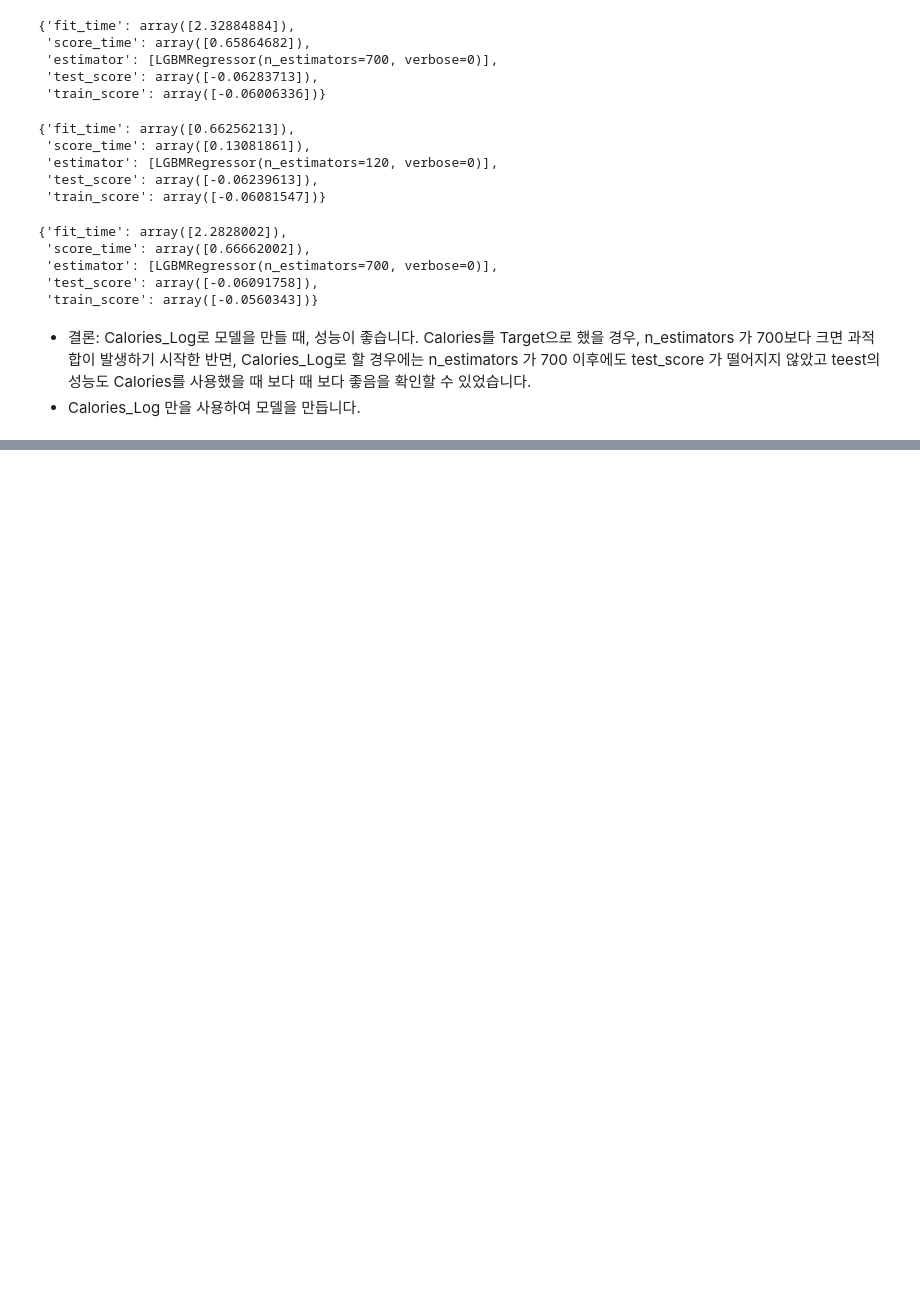
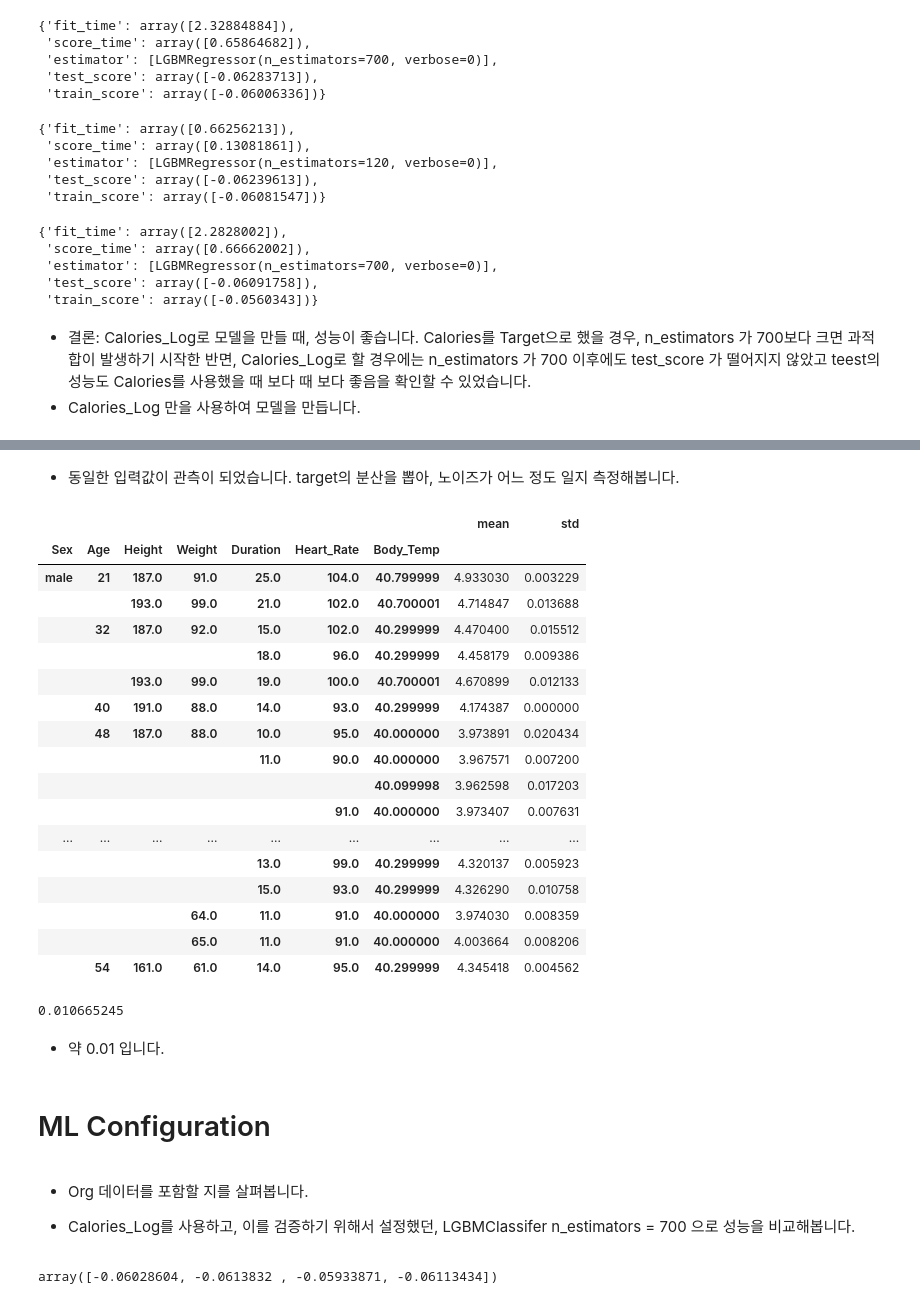
Before and after one commit to sunkusun9/sunkusun9, a Jupyter notebook: kaggle/PGS5/PGS5_ep5/Intro.ipynb, the cells around one changed output, grey strips where cells are left out. Saved outputs shown, nothing was run; the diff lists cells and outputs as text; code cells hidden in the pictures; blank space fills up the shorter version.

```diff
--- a/kaggle/PGS5/PGS5_ep5/Intro.ipynb
+++ b/kaggle/PGS5/PGS5_ep5/Intro.ipynb
@@ -335,0 +475,50 @@ Calories_Log로 할 경우에는 n_estimators 가 700 이후에도 test_score
+# %% [markdown]
+- 동일한 입력값이 관측이 되었습니다. target의 분산을 뽑아, 노이즈가 어느 정도 일지 측정해봅니다.
+# %%
+df_stat = df_train.groupby(['Sex'] + X_num).filter(lambda x: len(x) >= 5)\
+    .groupby(['Sex'] + X_num, observed = True)['Calories_Log'].agg(['mean', 'std'])
+df_stat
+# %% [output]
+|  |  |  |  |  |  |  | mean | std |
+| Sex | Age | Height | Weight | Duration | Heart_Rate | Body_Temp |  |  |
+| male | 21 | 187.0 | 91.0 | 25.0 | 104.0 | 40.799999 | 4.933030 | 0.003229 |
+|  |  | 193.0 | 99.0 | 21.0 | 102.0 | 40.700001 | 4.714847 | 0.013688 |
+|  | 32 | 187.0 | 92.0 | 15.0 | 102.0 | 40.299999 | 4.470400 | 0.015512 |
+|  |  |  |  | 18.0 | 96.0 | 40.299999 | 4.458179 | 0.009386 |
+|  |  | 193.0 | 99.0 | 19.0 | 100.0 | 40.700001 | 4.670899 | 0.012133 |
+|  | 40 | 191.0 | 88.0 | 14.0 | 93.0 | 40.299999 | 4.174387 | 0.000000 |
+|  | 48 | 187.0 | 88.0 | 10.0 | 95.0 | 40.000000 | 3.973891 | 0.020434 |
+|  |  |  |  | 11.0 | 90.0 | 40.000000 | 3.967571 | 0.007200 |
+|  |  |  |  |  |  | 40.099998 | 3.962598 | 0.017203 |
+|  |  |  |  |  | 91.0 | 40.000000 | 3.973407 | 0.007631 |
+| ... | ... | ... | ... | ... | ... | ... | ... | ... |
+|  |  |  |  | 13.0 | 99.0 | 40.299999 | 4.320137 | 0.005923 |
+|  |  |  |  | 15.0 | 93.0 | 40.299999 | 4.326290 | 0.010758 |
+|  |  |  | 64.0 | 11.0 | 91.0 | 40.000000 | 3.974030 | 0.008359 |
+|  |  |  | 65.0 | 11.0 | 91.0 | 40.000000 | 4.003664 | 0.008206 |
+|  | 54 | 161.0 | 61.0 | 14.0 | 95.0 | 40.299999 | 4.345418 | 0.004562 |
+# %%
+df_stat['std'].mean()
+# %% [output]
+0.010665245
+# %% [markdown]
+- 약 0.01 입니다.
+# %% [markdown]
+# ML Configuration
+# %% [markdown]
+- Org 데이터를 포함할 지를 살펴봅니다.
+
+- Calories_Log를 사용하고, 이를 검증하기 위해서 설정했던, LGBMClassifer n_estimators = 700 으로 성능을 비교해봅니다.
+# %%
+from sklearn.model_selection import KFold, cross_val_score
+kf = KFold(4, random_state = 123, shuffle = True)
+X_cat = ['Sex']
+X_num = ['Age', 'Height', 'Weight', 'Duration', 'Heart_Rate', 'Body_Temp']
+X_all = X_cat + X_num
+target = 'Calories_Log'
+result = cross_val_score(
+    lgb.LGBMRegressor(n_estimators = 700), df_train[X_all], df_train[target], cv = kf,
+    params = {'categorical_feature': ['Sex']}, scoring = 'neg_root_mean_squared_error')
+result
+# %% [output]
+array([-0.06028604, -0.0613832 , -0.05933871, -0.06113434])
```
Also changed, not shown: parts of 32 cells of this notebook, 1 other file.
